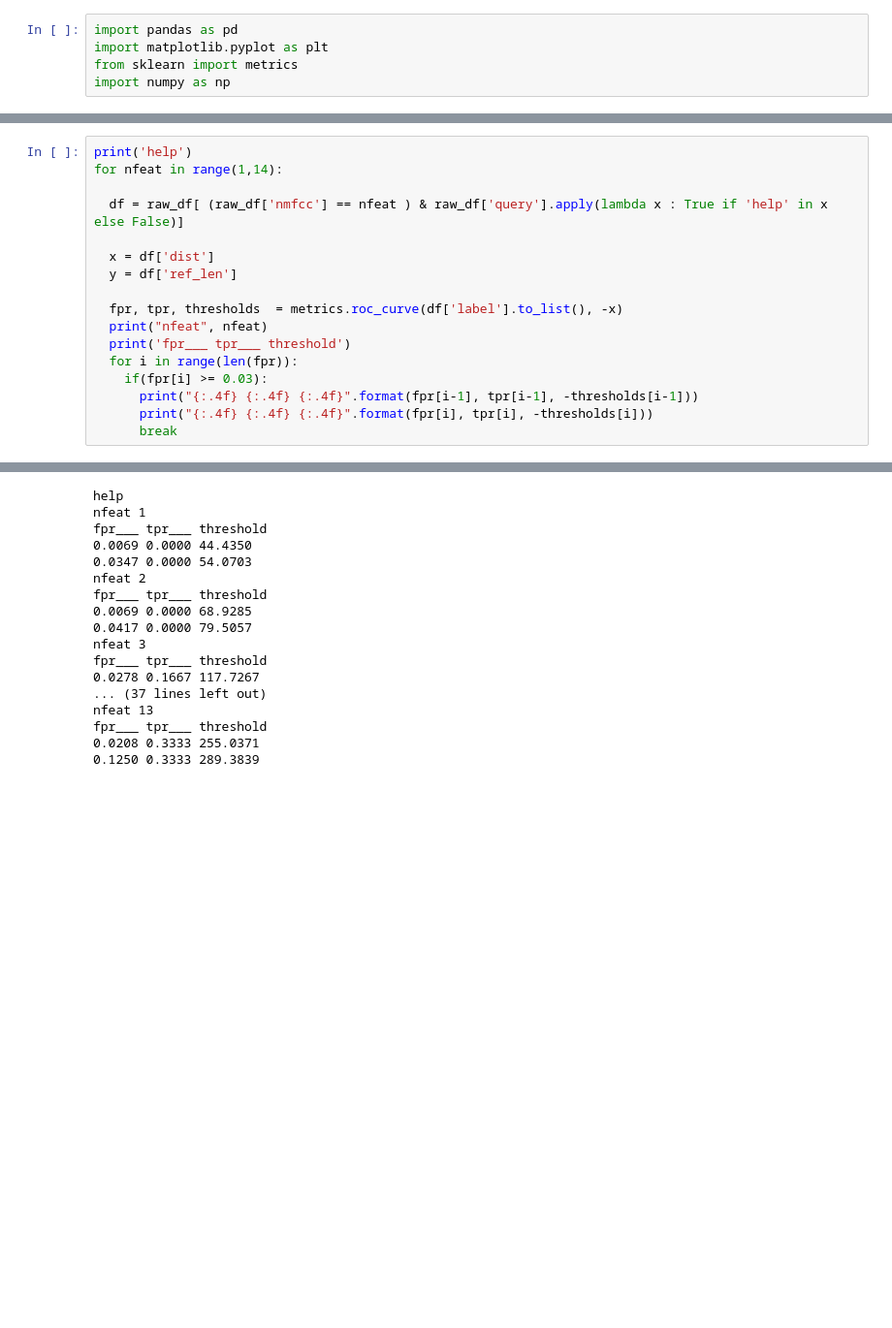
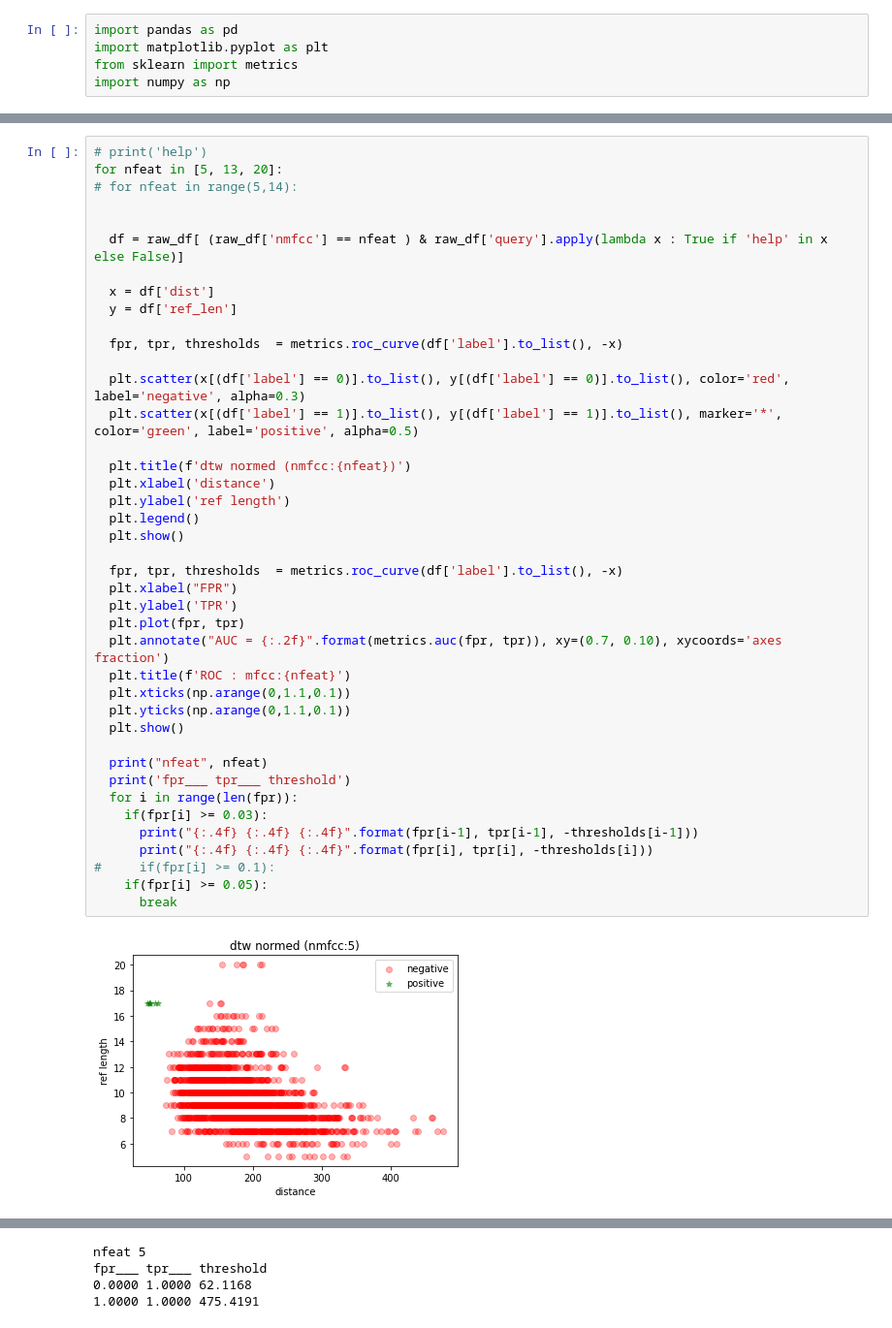
Before and after one commit to burin-n/hotword_spotting, a Jupyter notebook: scripts/visualize score.ipynb, the cells around one changed output, grey strips where cells are left out. Shown: that part at 97% size. Drawn from its saved outputs; the diff is of its cells as text; blank space fills up the shorter version.

```diff
--- a/scripts/visualize score.ipynb
+++ b/scripts/visualize score.ipynb
@@ -12,18 +41,43 @@ raw_df = pd.read_csv('../score_cmn_1024.csv')
 # %%
-print('help')
-for nfeat in range(1,14):
+# print('help')
+for nfeat in [5, 13, 20]:
+# for nfeat in range(5,14):
+
 
   df = raw_df[ (raw_df['nmfcc'] == nfeat ) & raw_df['query'].apply(lambda x : True if 'help' in x else False)]
 
   x = df['dist']
   y = df['ref_len']
 
   fpr, tpr, thresholds  = metrics.roc_curve(df['label'].to_list(), -x)
+
+  plt.scatter(x[(df['label'] == 0)].to_list(), y[(df['label'] == 0)].to_list(), color='red', label='negative', alpha=0.3)
+  plt.scatter(x[(df['label'] == 1)].to_list(), y[(df['label'] == 1)].to_list(), marker='*', color='green', label='positive', alpha=0.5)
+
+  plt.title(f'dtw normed (nmfcc:{nfeat})')
+  plt.xlabel('distance')
+  plt.ylabel('ref length')
+  plt.legend()
+  plt.show()
+
+  fpr, tpr, thresholds  = metrics.roc_curve(df['label'].to_list(), -x)
+  plt.xlabel("FPR")
+  plt.ylabel('TPR')
+  plt.plot(fpr, tpr)
+  plt.annotate("AUC = {:.2f}".format(metrics.auc(fpr, tpr)), xy=(0.7, 0.10), xycoords='axes fraction')
+  plt.title(f'ROC : mfcc:{nfeat}')
+  plt.xticks(np.arange(0,1.1,0.1))
+  plt.yticks(np.arange(0,1.1,0.1))
+  plt.show()
+
   print("nfeat", nfeat)
   print('fpr___ tpr___ threshold')
   for i in range(len(fpr)):
     if(fpr[i] >= 0.03):
       print("{:.4f} {:.4f} {:.4f}".format(fpr[i-1], tpr[i-1], -thresholds[i-1]))
       print("{:.4f} {:.4f} {:.4f}".format(fpr[i], tpr[i], -thresholds[i]))
+#     if(fpr[i] >= 0.1):
+    if(fpr[i] >= 0.05):
       break
 # %% [output]
+[figure, added]
@@ -30,17 +85,4 @@ for nfeat in range(1,14):
-help
-nfeat 1
+nfeat 5
 fpr___ tpr___ threshold
-0.0069 0.0000 44.4350
-0.0347 0.0000 54.0703
-nfeat 2
-fpr___ tpr___ threshold
-0.0069 0.0000 68.9285
-0.0417 0.0000 79.5057
-nfeat 3
-fpr___ tpr___ threshold
-0.0278 0.1667 117.7267
-... (37 lines left out)
-nfeat 13
-fpr___ tpr___ threshold
-0.0208 0.3333 255.0371
-0.1250 0.3333 289.3839
+0.0000 1.0000 62.1168
+1.0000 1.0000 475.4191
```
Also changed, not shown: parts of 12 cells of this notebook, 8 other files.
